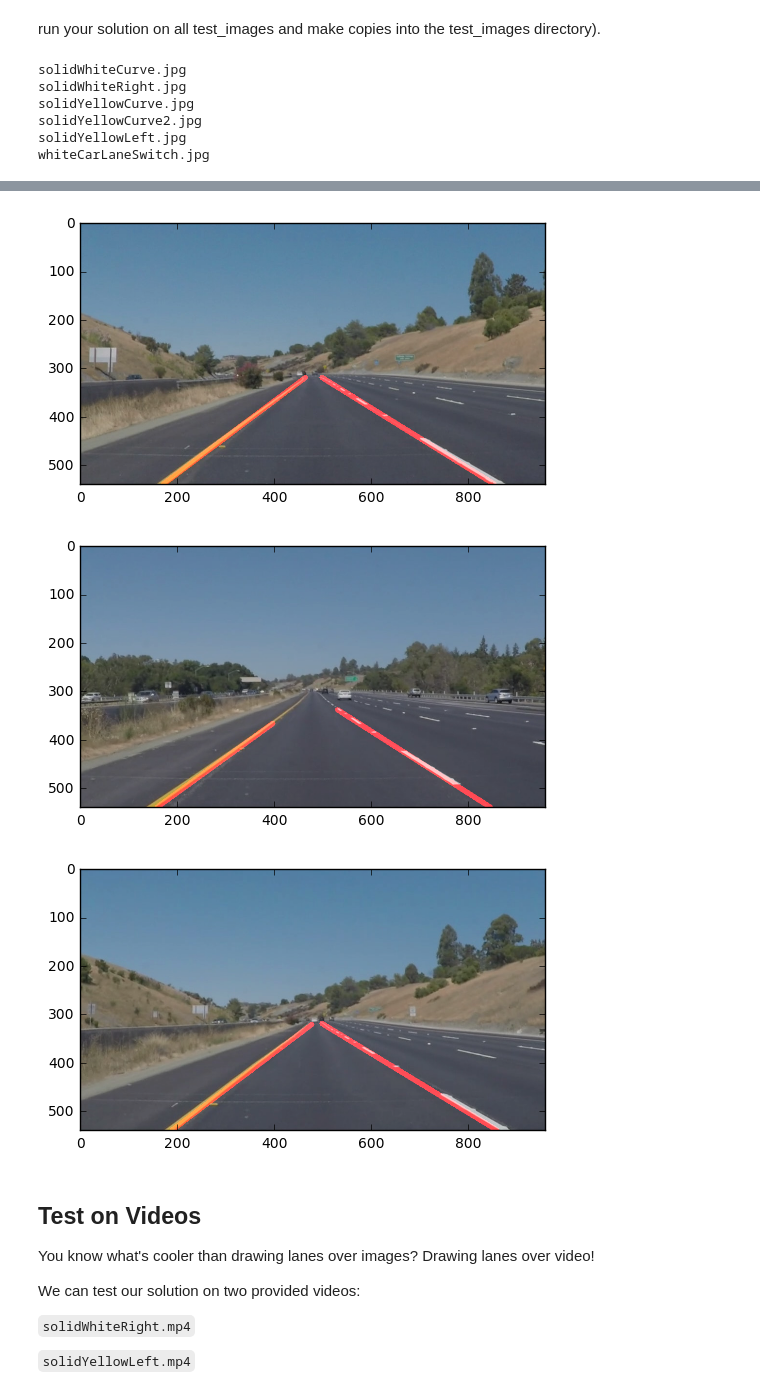
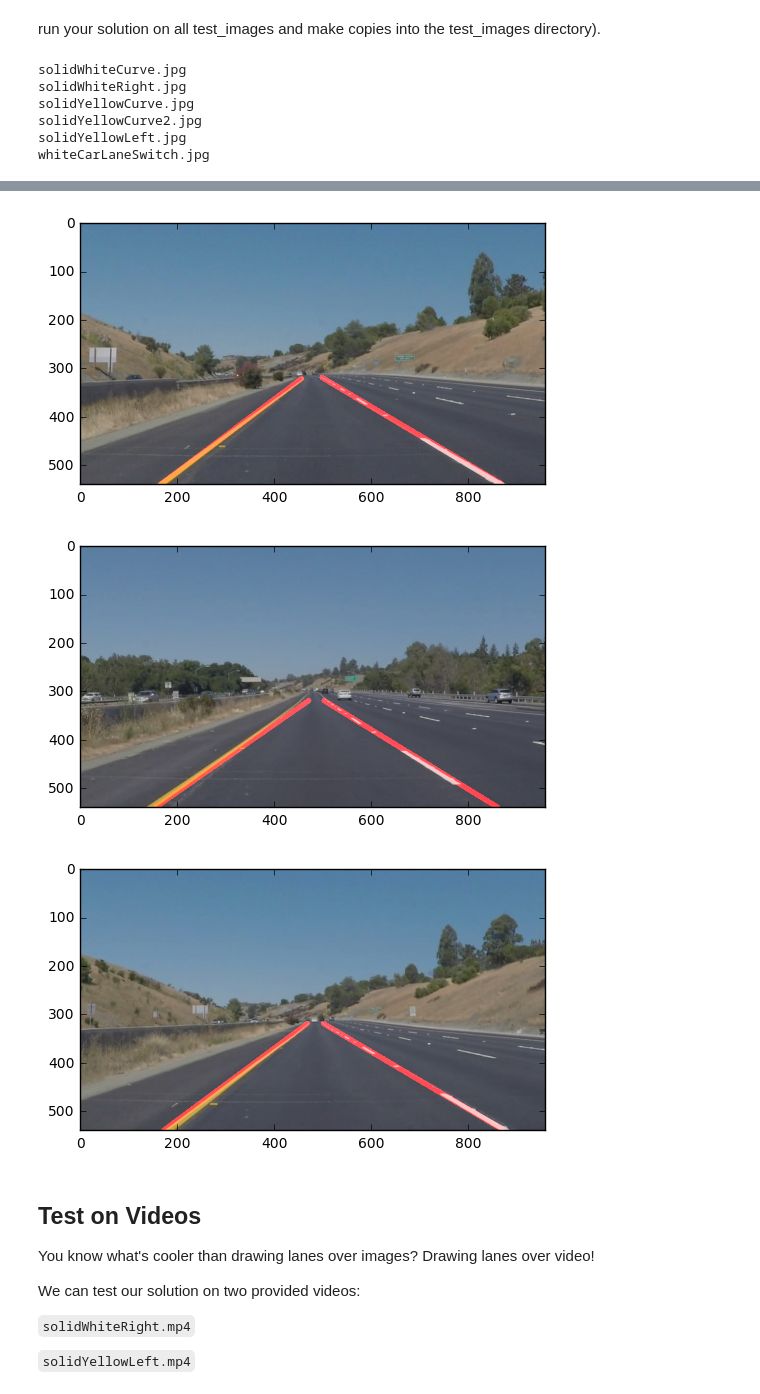
Before and after one commit to eigendreams/CarND-LaneLines-P1, a Jupyter notebook: P1.ipynb, the cells around one changed output, grey strips where cells are left out. Cells and saved outputs as stored; diff of their text form; code cells hidden in the pictures.

```diff
--- a/P1.ipynb
+++ b/P1.ipynb
@@ -260,7 +260,7 @@ for img_file in img_files:
     img = canny(img, 50, 150)
 
     imshape = img.shape
-    vertices = np.array( [[(100,imshape[0]),(460, 320), (500, 320), (imshape[1] - 100,imshape[0])]], dtype=np.int32 )
+    vertices = np.array( [[(50, imshape[0]), (450, 320), (520, 320), (imshape[1] - 50, imshape[0])]], dtype=np.int32 )
 
     img = region_of_interest(img, vertices)
     img = hough_lines(img, 2, np.pi/180, 15, 40, 20)
@@ -280,8 +280,8 @@ whiteCarLaneSwitch.jpg
 [figure]
 [figure]
 [figure]
-[figure, old version]
+[figure, new version]
-[figure, old version]
+[figure, new version]
 # %% [markdown]
 ## Test on Videos
 
```
Also changed, not shown: parts of 5 cells of this notebook.
